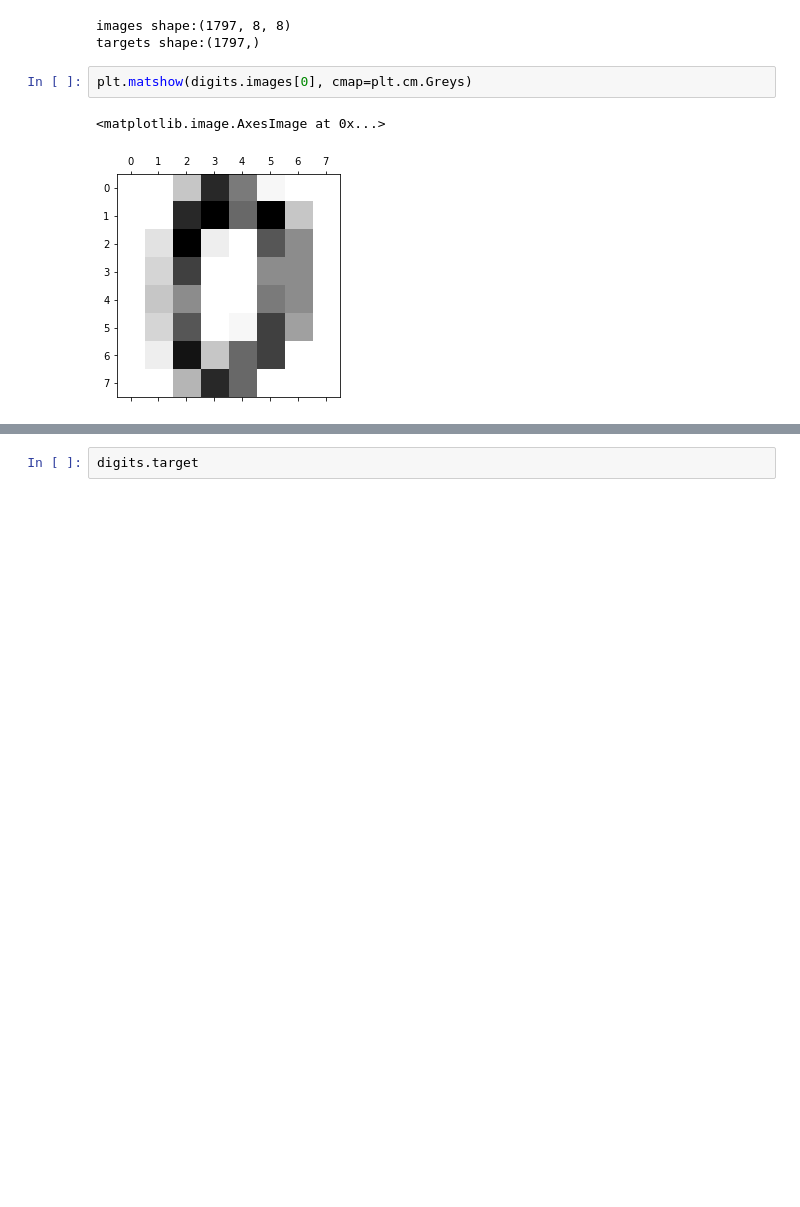
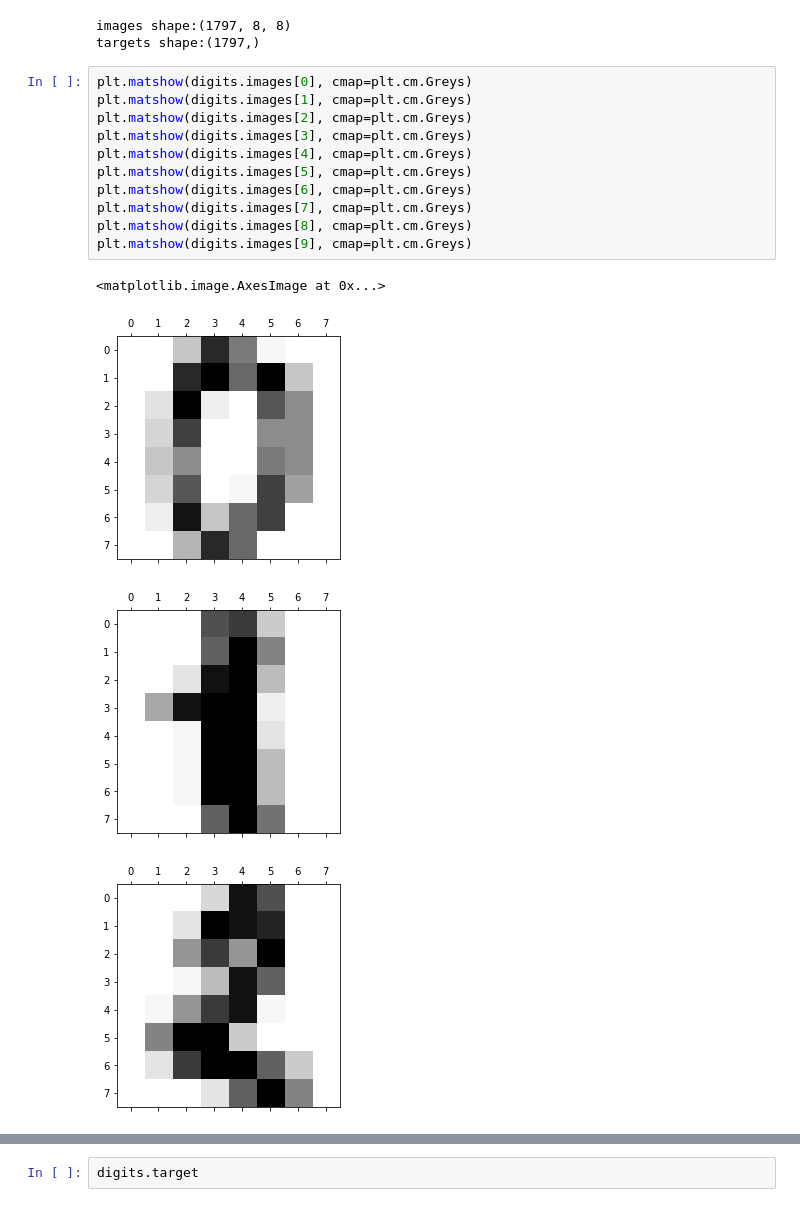
Before and after one commit to kondoumh/JupyterNotebook, a Jupyter notebook: sklearn.ipynb, the cells around one changed output, grey strips where cells are left out. Saved outputs shown, nothing was run; the diff lists cells and outputs as text; blank space fills up the shorter version.

Commit message:
plot all digits

```diff
--- a/sklearn.ipynb
+++ b/sklearn.ipynb
@@ -7,8 +7,19 @@ print("targets shape:%s" % str(digits.target.shape))
 # %% [output]
 images shape:(1797, 8, 8)
 targets shape:(1797,)
-# %%
-plt.matshow(digits.images[0], cmap=plt.cm.Greys)
-# %% [output]
-<matplotlib.image.AxesImage at 0x...>
-[figure, removed]
+# %%
+plt.matshow(digits.images[0], cmap=plt.cm.Greys)
+plt.matshow(digits.images[1], cmap=plt.cm.Greys)
+plt.matshow(digits.images[2], cmap=plt.cm.Greys)
+plt.matshow(digits.images[3], cmap=plt.cm.Greys)
+plt.matshow(digits.images[4], cmap=plt.cm.Greys)
+plt.matshow(digits.images[5], cmap=plt.cm.Greys)
+plt.matshow(digits.images[6], cmap=plt.cm.Greys)
+plt.matshow(digits.images[7], cmap=plt.cm.Greys)
+plt.matshow(digits.images[8], cmap=plt.cm.Greys)
+plt.matshow(digits.images[9], cmap=plt.cm.Greys)
+# %% [output]
+<matplotlib.image.AxesImage at 0x...>
+[figure, added]
+[figure, added]
+[figure, added]
```
Also changed, not shown: parts of 1 cell of this notebook.
